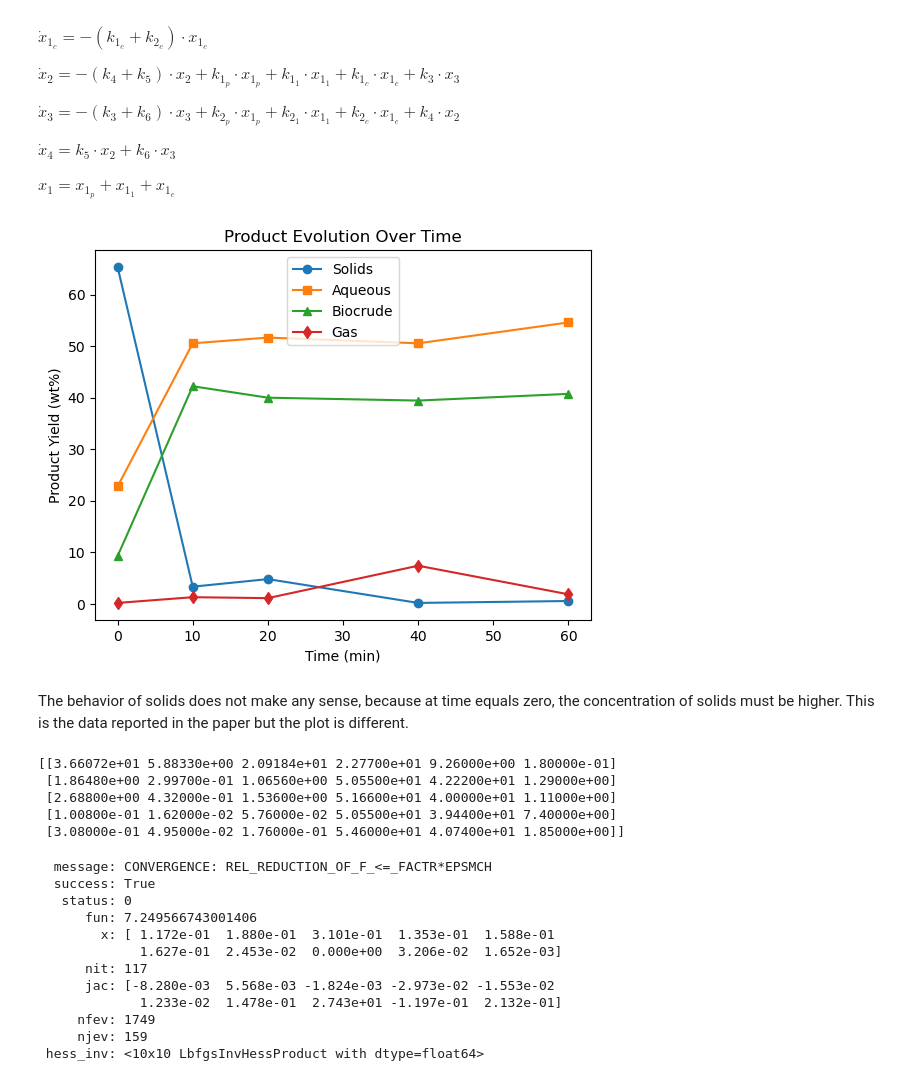
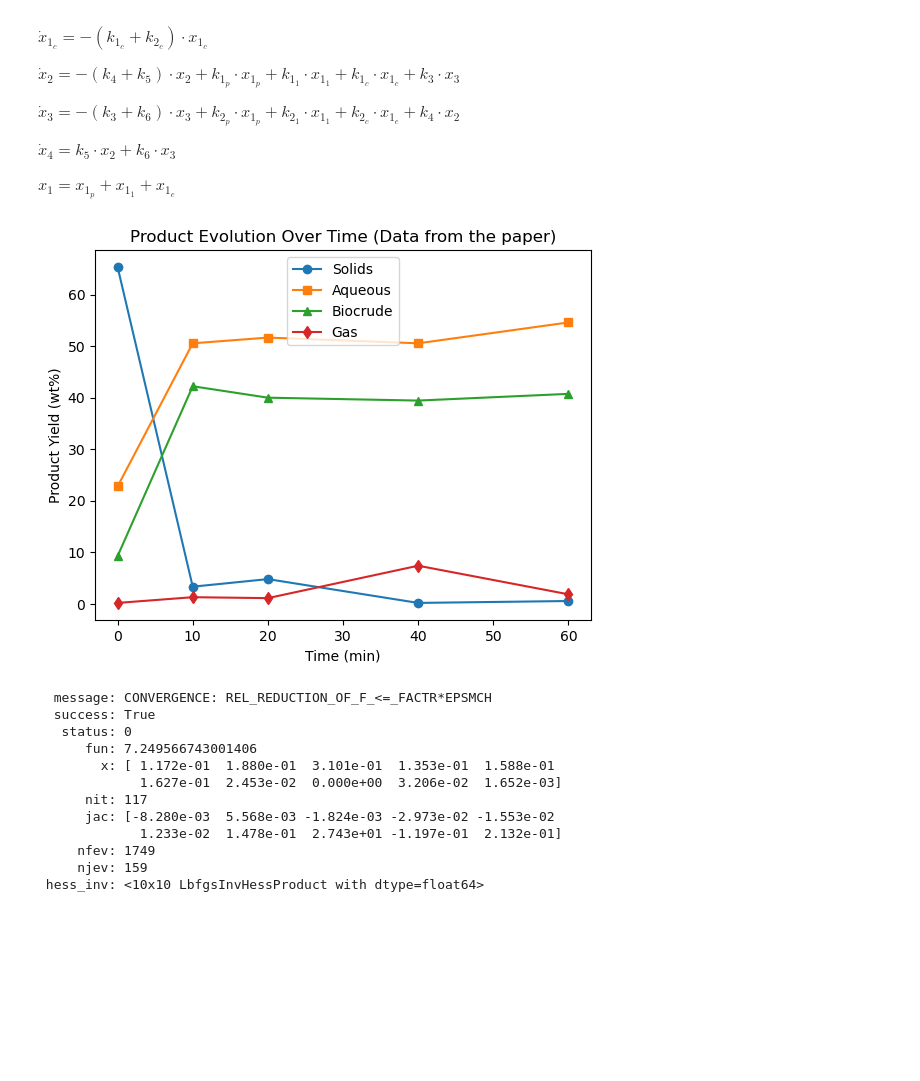
Before and after one commit to BeltranVV/Project2, a Jupyter notebook: Project_2_V2.ipynb, the cells around one changed output. Drawn from its saved outputs; the diff is of its cells as text; code cells hidden in the pictures; blank space fills up the shorter version.

```diff
--- a/Project_2_V2.ipynb
+++ b/Project_2_V2.ipynb
@@ -29,34 +33,28 @@ from scipy.optimize import minimize
 # %%
+#parameters and data from the paper
 time = np.array([0, 10, 20, 40, 60])
 solids = np.array([65.37,3.33,4.8,0.18,0.55])
 protein = solids * 0.56
 carbs = solids * 0.32
 lipids = solids * 0.09
 aqueous = np.array([22.77,50.55,51.66,50.55,54.6])
 biocrude = np.array([9.26,42.22,40,39.44,40.74])
 gas = np.array([0.18,1.29,1.11,7.4,1.85])
 
+#plotting the original data
 plt.plot(time, solids, label='Solids', marker='o')
 plt.plot(time, aqueous, label='Aqueous', marker='s')
 plt.plot(time, biocrude, label='Biocrude', marker='^')
 plt.plot(time, gas, label='Gas', marker='d')
 
-plt.title('Product Evolution Over Time')
+plt.title('Product Evolution Over Time (Data from the paper)')
 plt.xlabel('Time (min)')
 plt.ylabel('Product Yield (wt%)')
 plt.legend()
 plt.show()
 # %% [output]
-[figure, old version]
+[figure, new version]
-# %% [markdown]
-The behavior of solids does not make any sense, because at time equals zero, the concentration of solids must be higher. This is the data reported in the paper but the plot is different.
 # %%
 training_data = np.vstack((protein, lipids, carbs, aqueous, biocrude, gas)).T
-print(training_data)
+#print(training_data)
-# %% [output]
-[[3.66072e+01 5.88330e+00 2.09184e+01 2.27700e+01 9.26000e+00 1.80000e-01]
- [1.86480e+00 2.99700e-01 1.06560e+00 5.05500e+01 4.22200e+01 1.29000e+00]
- [2.68800e+00 4.32000e-01 1.53600e+00 5.16600e+01 4.00000e+01 1.11000e+00]
- [1.00800e-01 1.62000e-02 5.76000e-02 5.05500e+01 3.94400e+01 7.40000e+00]
- [3.08000e-01 4.95000e-02 1.76000e-01 5.46000e+01 4.07400e+01 1.85000e+00]]
 # %%
```
Also changed, not shown: parts of 23 cells of this notebook.
